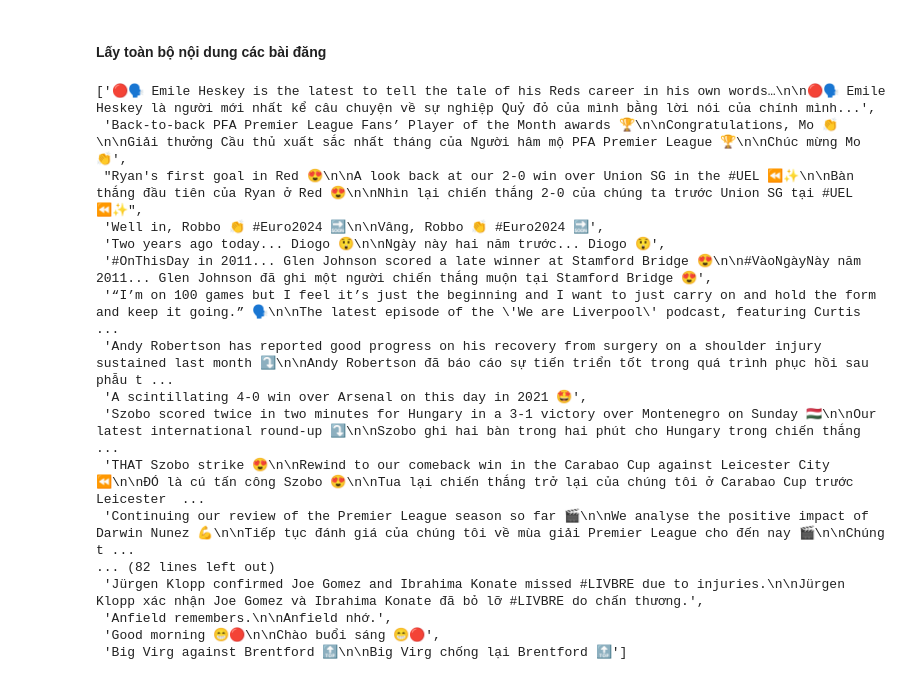
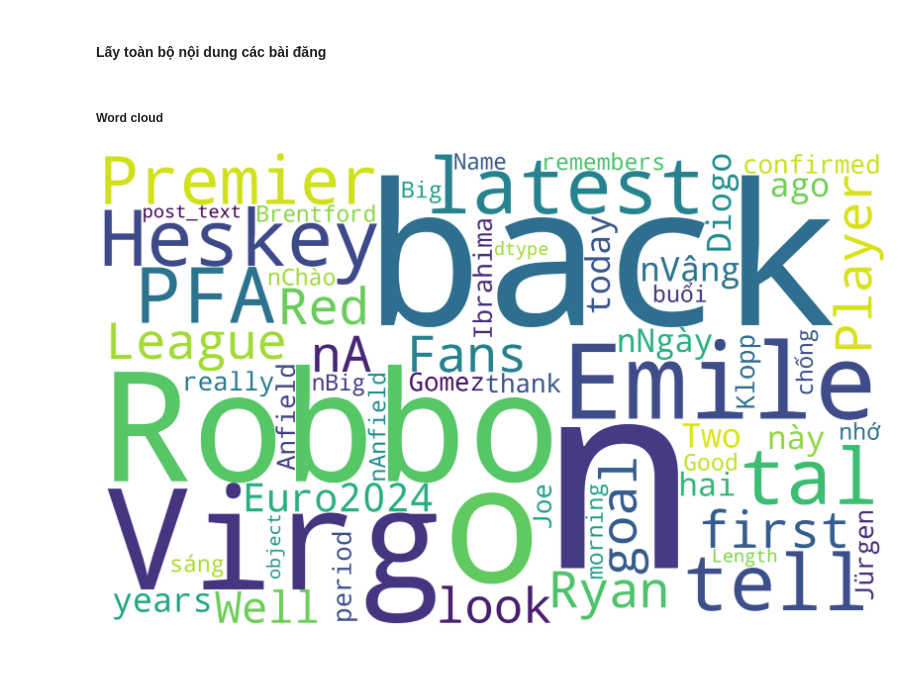
Before and after one commit to TuanThanh2004/project_analysis_data_facebook, a Jupyter notebook: analysis/analysis_content.ipynb, the cells around one changed output. Saved outputs shown, nothing was run; the diff lists cells and outputs as text; code cells hidden in the pictures.

```diff
--- a/analysis/analysis_content.ipynb
+++ b/analysis/analysis_content.ipynb
@@ -44,27 +44,22 @@ df.head()
 | 4 | 8.991290e+14 | Two years ago today... Diogo 😲\n\... | 211 | [{'comment_id': '1028198778438522... | 211 | 14403 | 11699 | 2506 | ... |
 # %% [markdown]
 #### Lấy toàn bộ nội dung các bài đăng
-# %%
-list_text_full = []
-
-for text in df.post_text:
-    list_text_full.append(text)
-list_text_full
-# %% [output]
-['🔴🗣️ Emile Heskey is the latest to tell the tale of his Reds career in his own words…\n\n🔴🗣️ Emile Heskey là người mới nhất kể câu chuyện về sự nghiệp Quỷ đỏ của mình bằng lời nói của chính mình...',
- 'Back-to-back PFA Premier League Fans’ Player of the Month awards 🏆\n\nCongratulations, Mo 👏\n\nGiải thưởng Cầu thủ xuất sắc nhất tháng của Người hâm mộ PFA Premier League 🏆\n\nChúc mừng Mo 👏',
- "Ryan's first goal in Red 😍\n\nA look back at our 2-0 win over Union SG in the #UEL ⏪✨\n\nBàn thắng đầu tiên của Ryan ở Red 😍\n\nNhìn lại chiến thắng 2-0 của chúng ta trước Union SG tại #UEL ⏪✨",
- 'Well in, Robbo 👏 #Euro2024 🔜\n\nVâng, Robbo 👏 #Euro2024 🔜',
- 'Two years ago today... Diogo 😲\n\nNgày này hai năm trước... Diogo 😲',
- '#OnThisDay in 2011... Glen Johnson scored a late winner at Stamford Bridge 😍\n\n#VàoNgàyNày năm 2011... Glen Johnson đã ghi một người chiến thắng muộn tại Stamford Bridge 😍',
- '“I’m on 100 games but I feel it’s just the beginning and I want to just carry on and hold the form and keep it going.” 🗣️\n\nThe latest episode of the \'We are Liverpool\' podcast, featuring Curtis  ...
- 'Andy Robertson has reported good progress on his recovery from surgery on a shoulder injury sustained last month ⤵️\n\nAndy Robertson đã báo cáo sự tiến triển tốt trong quá trình phục hồi sau phẫu t ...
- 'A scintillating 4-0 win over Arsenal on this day in 2021 🤩',
- 'Szobo scored twice in two minutes for Hungary in a 3-1 victory over Montenegro on Sunday 🇭🇺\n\nOur latest international round-up ⤵️\n\nSzobo ghi hai bàn trong hai phút cho Hungary trong chiến thắng  ...
- 'THAT Szobo strike 😍\n\nRewind to our comeback win in the Carabao Cup against Leicester City ⏪\n\nĐÓ là cú tấn công Szobo 😍\n\nTua lại chiến thắng trở lại của chúng tôi ở Carabao Cup trước Leicester  ...
- 'Continuing our review of the Premier League season so far 🎬\n\nWe analyse the positive impact of Darwin Nunez 💪\n\nTiếp tục đánh giá của chúng tôi về mùa giải Premier League cho đến nay 🎬\n\nChúng t ...
-... (82 lines left out)
- 'Jürgen Klopp confirmed Joe Gomez and Ibrahima Konate missed #LIVBRE due to injuries.\n\nJürgen Klopp xác nhận Joe Gomez và Ibrahima Konate đã bỏ lỡ #LIVBRE do chấn thương.',
- 'Anfield remembers.\n\nAnfield nhớ.',
- 'Good morning 😁🔴\n\nChào buổi sáng 😁🔴',
- 'Big Virg against Brentford 🔝\n\nBig Virg chống lại Brentford 🔝']
+# %%
+list_text_full = str(df['post_text'])
+# %% [markdown]
+##### Word cloud
+# %%
+from wordcloud import WordCloud, STOPWORDS
+
+wordcloud = WordCloud(stopwords=STOPWORDS,
+                          background_color='white',
+                      max_words=300,
+                      width=2000, height=1200
+                         ).generate(list_text_full)
+plt.figure(figsize=(40,20))
+plt.clf()
+plt.imshow(wordcloud)
+plt.axis('off')
+plt.show()
+# %% [output]
+[figure, added]
```
Also changed, not shown: parts of 1 cell of this notebook, 6 other files.
